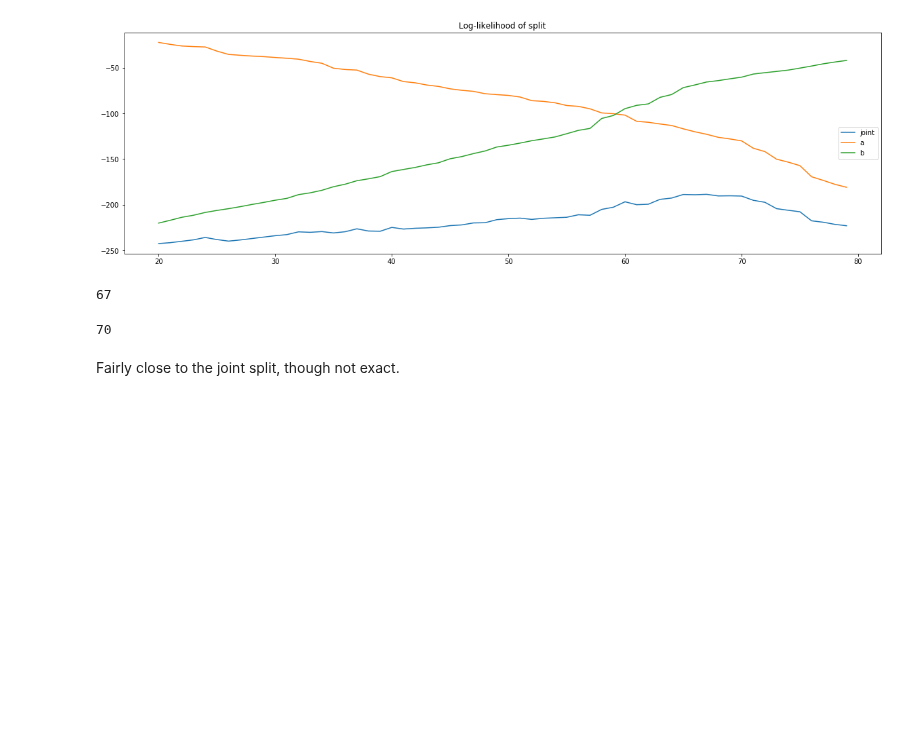
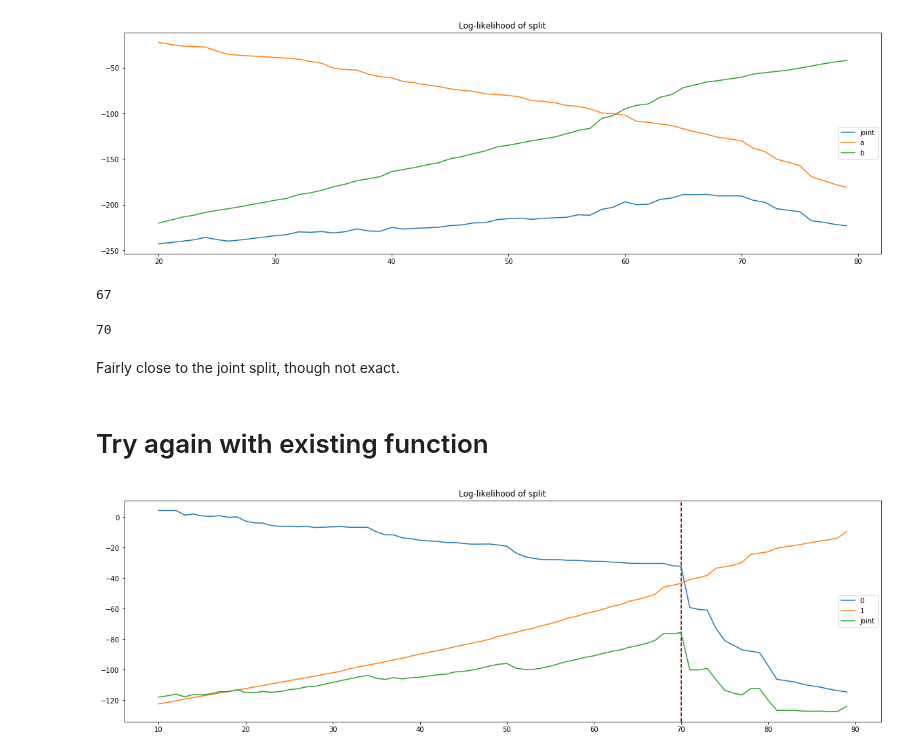
Before and after one commit to NowanIlfideme/masters_switching_models, a Jupyter notebook: notebooks/known_model_break.ipynb, the cells around one changed output. Saved outputs shown, nothing was run; the diff lists cells and outputs as text; code cells hidden in the pictures; blank space fills up the shorter version.

Commit message:
Added 'fit' function for max_joint_likelihood. Added example to notebook.

```diff
--- a/notebooks/known_model_break.ipynb
+++ b/notebooks/known_model_break.ipynb
@@ -233,3 +233,5 @@ break_T
 70
 # %% [markdown]
 Fairly close to the joint split, though not exact.
+# %% [markdown]
+# Try again with existing function
@@ -235,0 +240,10 @@ Fairly close to the joint split, though not exact.
+# %%
+iy, df_y, _ = max_joint_likelihood(y2, fit_ar(3), buffer=10)
+# %%
+fig, ax = plt.subplots(1, 1, figsize=(20, 6))
+ax.set_title('Log-likelihood of split, AR model')
+ax.axvline(break_T, color='black', linestyle='--')
+ax.axvline(iy, color='red', linestyle=':')
+df_y.plot(ax=ax);
+# %% [output]
+[figure, added]
```
Also changed, not shown: parts of 3 cells of this notebook, 2 other files.
